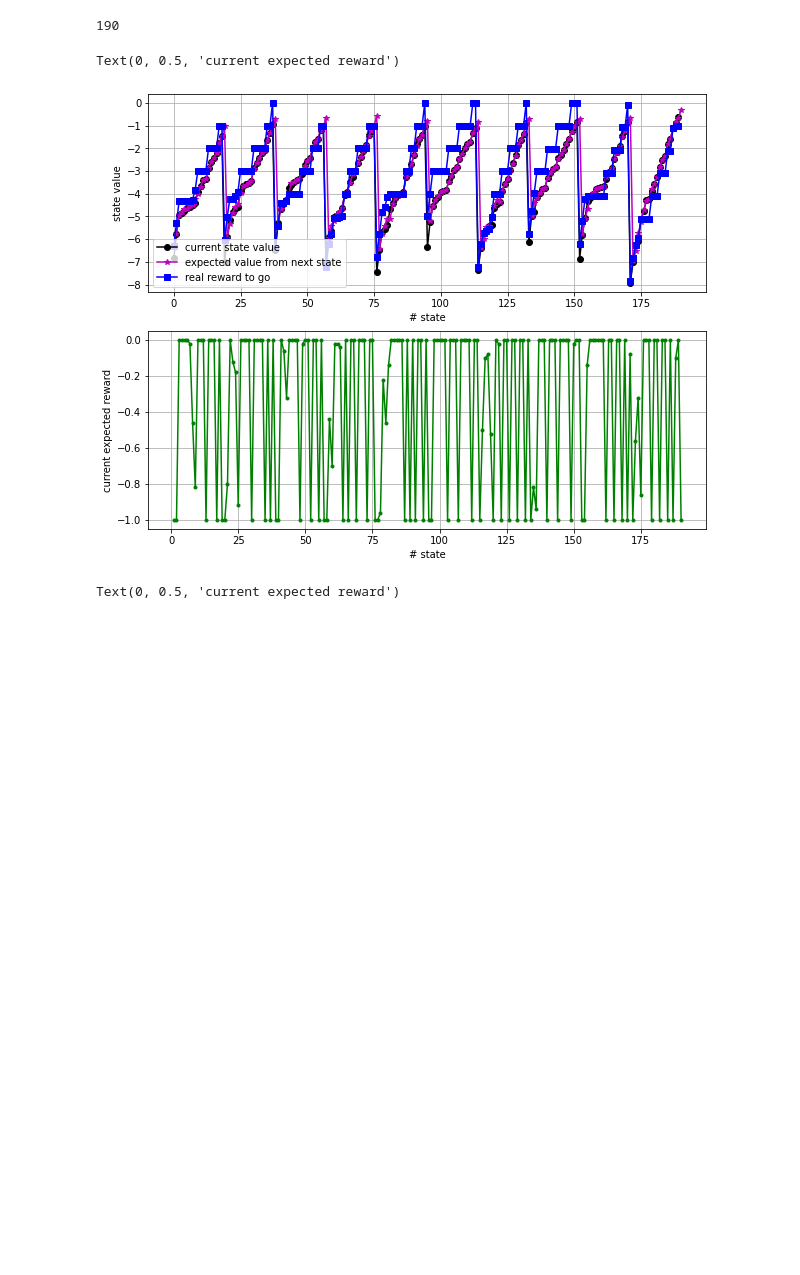
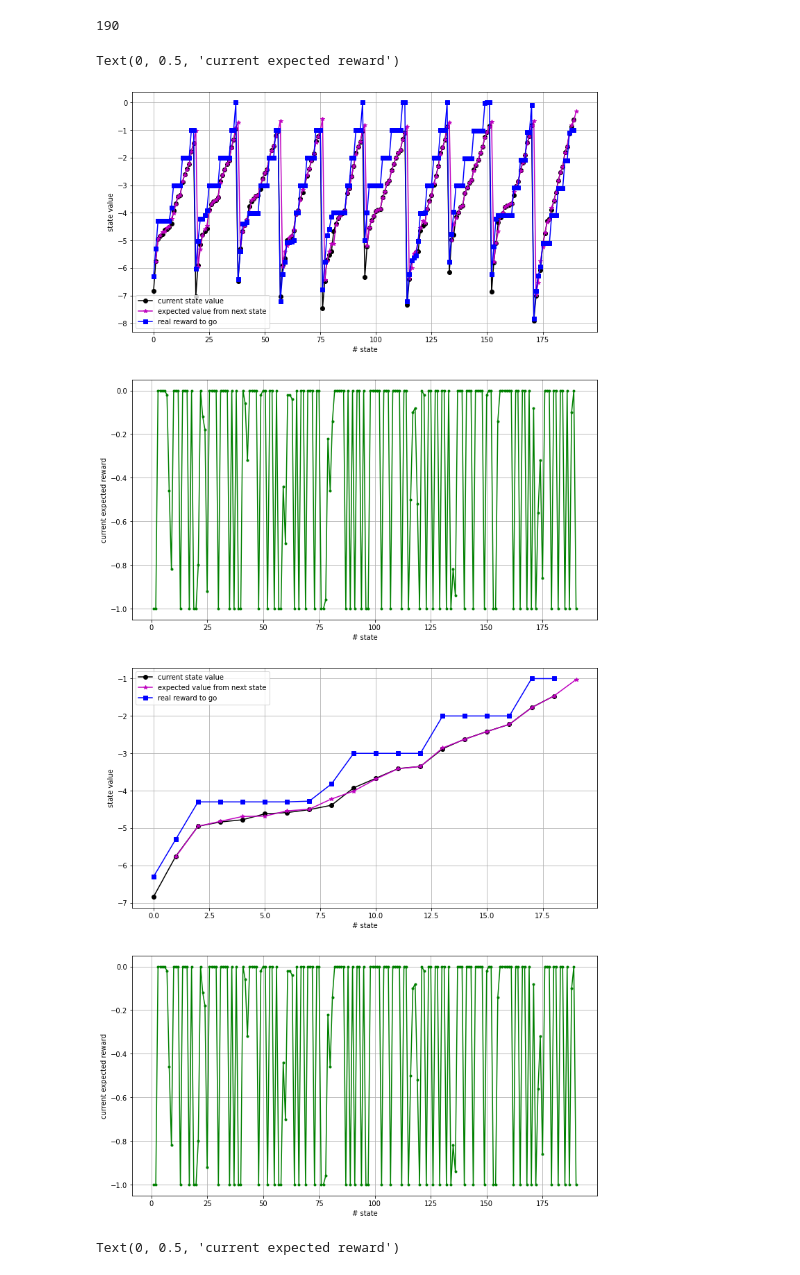
Before and after one commit to joeloren/rl_cosims, a Jupyter notebook: src/envs/graph_coloring/gc_notebooks/check_value_function_monocticity.ipynb, the cells around one changed output. Saved outputs shown, nothing was run; the diff lists cells and outputs as text; code cells hidden in the pictures; blank space fills up the shorter version.

```diff
--- a/src/envs/graph_coloring/gc_notebooks/check_value_function_monocticity.ipynb
+++ b/src/envs/graph_coloring/gc_notebooks/check_value_function_monocticity.ipynb
@@ -126,30 +126,47 @@ len(rewards)
 # %%
 states = value_outputs["states"]
 state_values = value_outputs["state_value"]
 next_state_values = [np.mean(v) for v in value_outputs["next_state_values"]]
 rewards = [np.mean(r) for r in value_outputs['rewards']]
 problem_size=20
 discounted_rewards = np.zeros(shape=len(rewards))
 for i_n in range(num_seeds):
     current_rewards = rewards[i_n*(problem_size-1):(i_n+1)*(problem_size-1)]
     discounted_rewards[i_n*(problem_size-1):(i_n+1)*(problem_size-1)] = calculate_reward_to_go(discount_factor=agent_config_dict['discount'], rewards=current_rewards)
 fig, ax = plt.subplots(2, 1)
+plt.rcParams['figure.figsize'] = [12, 14]
+
 ax[0].plot(range(len(state_values)), state_values, marker='o', c='k', label="current state value")
 ax[0].plot(range(1, len(next_state_values)+1), next_state_values, marker='*', c='m', label="expected value from next state")
 ax[0].plot(range(len(discounted_rewards)), discounted_rewards, marker='s', c='b', label="real reward to go")
 ax[0].grid()
 ax[0].legend()
 ax[0].set_xlabel('# state')
 ax[0].set_ylabel('state value')
 ax[1].plot(range(1, len(rewards)+1), rewards, marker='.', c='g')
 ax[1].grid()
 ax[1].set_xlabel('# state')
 ax[1].set_ylabel('current expected reward')
+
+fig, ax = plt.subplots(2, 1)
+ax[0].plot(range(19), state_values[:19], marker='o', c='k', label="current state value")
+ax[0].plot(range(1, 20), next_state_values[:19], marker='*', c='m', label="expected value from next state")
+ax[0].plot(range(19), discounted_rewards[:19], marker='s', c='b', label="real reward to go")
+ax[0].grid()
+ax[0].legend()
+ax[0].set_xlabel('# state')
+ax[0].set_ylabel('state value')
+ax[1].plot(range(1, len(rewards)+1), rewards, marker='.', c='g')
+ax[1].grid()
+ax[1].set_xlabel('# state')
+ax[1].set_ylabel('current expected reward')
+
 # print(f"state values:{state_values}")
 # print(f"mean next state values:{[np.mean(v) for v in next_state_values][1:]}")
 # %% [output]
 Text(0, 0.5, 'current expected reward')
-[figure, old version]
+[figure, new version]
+[figure, added]
 # %%
 states = value_outputs["states"]
 discounts = np.array([d**i for i, d in enumerate(np.ones(len(states))*agent_config_dict['discount'])])
```
